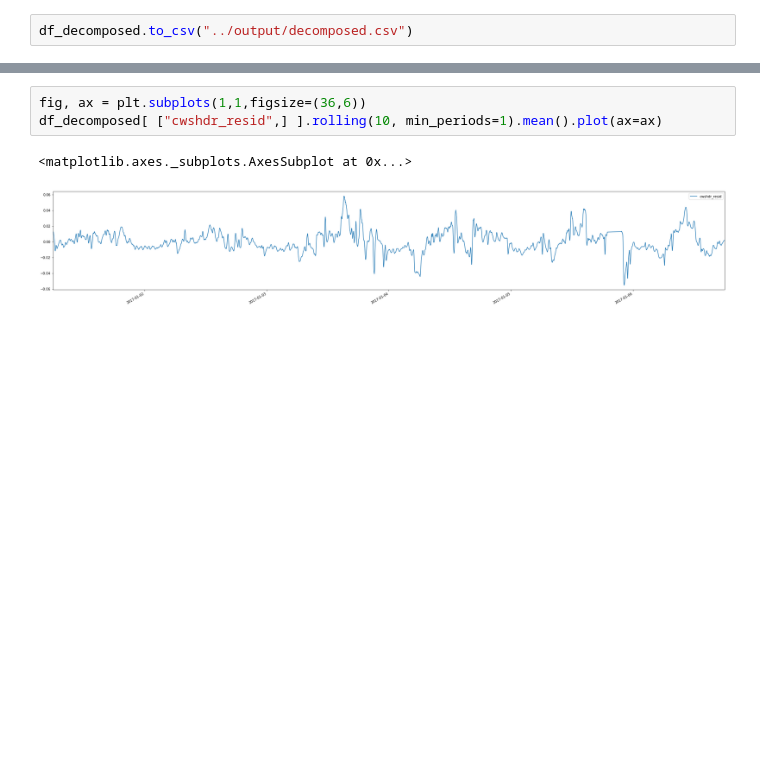
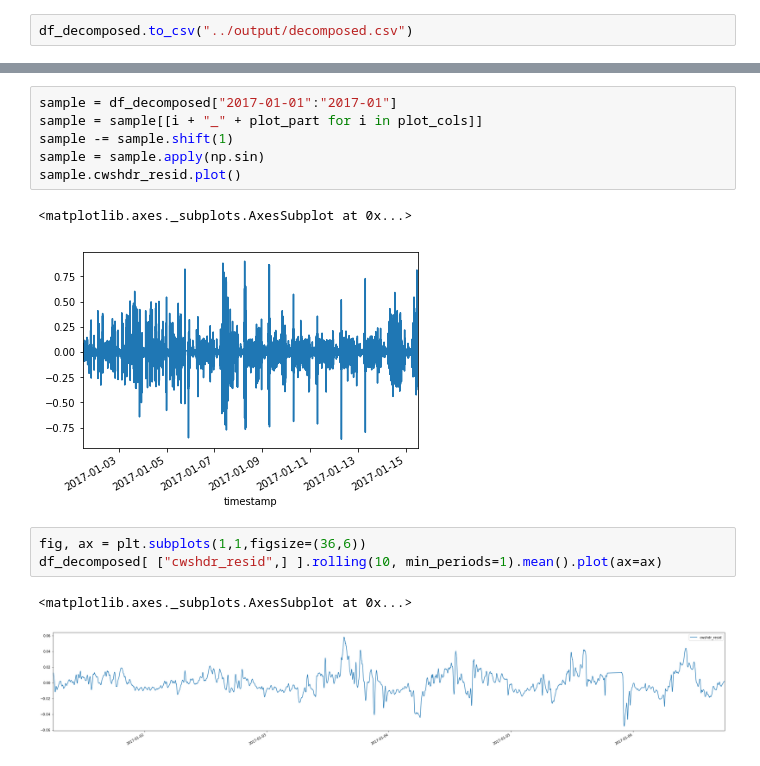
Before and after one commit to MiachelGu/chiller-plants, a Jupyter notebook: notebooks/5. Seasons and Trends.ipynb, the cells around one changed output, grey strips where cells are left out. Saved outputs shown, nothing was run; the diff lists cells and outputs as text; blank space fills up the shorter version.

```diff
--- a/notebooks/5. Seasons and Trends.ipynb
+++ b/notebooks/5. Seasons and Trends.ipynb
@@ -91,3 +100,12 @@ df_decomposed.cwshdr_resid.plot(ax=a[2])
+# %%
+sample = df_decomposed["2017-01-01":"2017-01"]
+sample = sample[[i + "_" + plot_part for i in plot_cols]]
+sample -= sample.shift(1)
+sample = sample.apply(np.sin)
+sample.cwshdr_resid.plot()
+# %% [output]
+<matplotlib.axes._subplots.AxesSubplot at 0x...>
+[figure, added]
 # %%
 fig, ax = plt.subplots(1,1,figsize=(36,6))
 df_decomposed[ ["cwshdr_resid",] ].rolling(10, min_periods=1).mean().plot(ax=ax)
```
Also changed, not shown: parts of 13 cells of this notebook, 7 other files.
